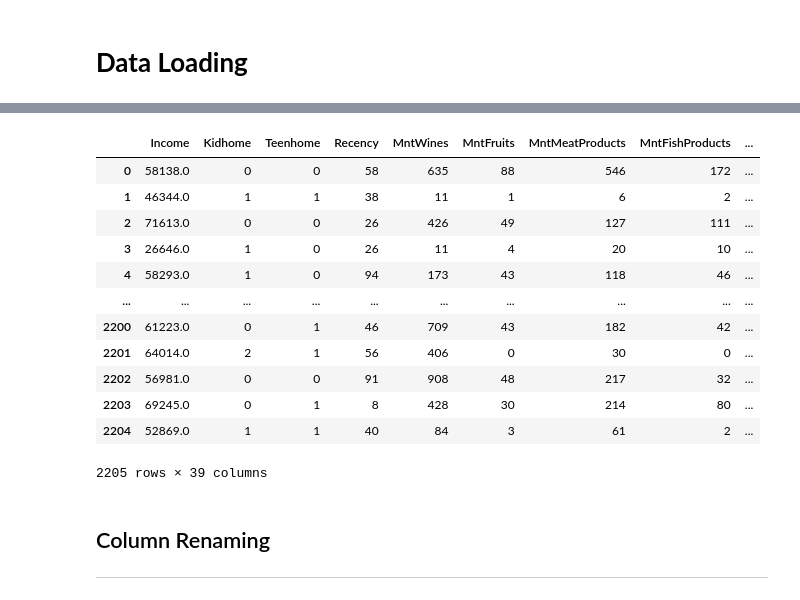
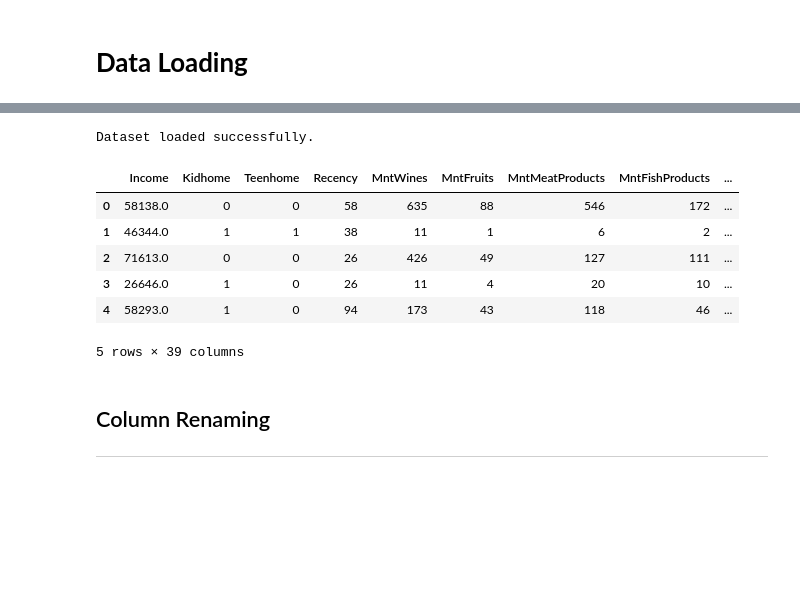
Before and after one commit to elizabethamchugh/Customer-Segmentation-Analysis, a Jupyter notebook: ElizabethMcHugh_FinalCode.ipynb, the cells around one changed output, grey strips where cells are left out. Cells and saved outputs as stored; diff of their text form; code cells hidden in the pictures; blank space fills up the shorter version.

```diff
--- a/ElizabethMcHugh_FinalCode.ipynb
+++ b/ElizabethMcHugh_FinalCode.ipynb
@@ -38,17 +4,0 @@ Drive already mounted at /gdrive; to attempt to forcibly remount, call drive.mou
-# %%
-ifood = pd.read_csv('/gdrive/My Drive/Colab Notebooks/ifood_df.csv', delimiter=',')
-ifood
-# %% [output]
-|  | Income | Kidhome | Teenhome | Recency | MntWines | MntFruits | MntMeatProducts | MntFishProducts | ... |
-| 0 | 58138.0 | 0 | 0 | 58 | 635 | 88 | 546 | 172 | ... |
-| 1 | 46344.0 | 1 | 1 | 38 | 11 | 1 | 6 | 2 | ... |
-| 2 | 71613.0 | 0 | 0 | 26 | 426 | 49 | 127 | 111 | ... |
-| 3 | 26646.0 | 1 | 0 | 26 | 11 | 4 | 20 | 10 | ... |
-| 4 | 58293.0 | 1 | 0 | 94 | 173 | 43 | 118 | 46 | ... |
-| ... | ... | ... | ... | ... | ... | ... | ... | ... | ... |
-| 2200 | 61223.0 | 0 | 1 | 46 | 709 | 43 | 182 | 42 | ... |
-| 2201 | 64014.0 | 2 | 1 | 56 | 406 | 0 | 30 | 0 | ... |
-| 2202 | 56981.0 | 0 | 0 | 91 | 908 | 48 | 217 | 32 | ... |
-| 2203 | 69245.0 | 0 | 1 | 8 | 428 | 30 | 214 | 80 | ... |
-| 2204 | 52869.0 | 1 | 1 | 40 | 84 | 3 | 61 | 2 | ... |
-2205 rows × 39 columns
@@ -54,0 +14,43 @@ ifood
+# %%
+# Color Palette
+# -------------------------
+palette = ['#1b4562', '#27638c', '#63a0c9', '#b6dcf6', '#d6e9f6']
+sns.set_palette(palette)
+
+# Load Dataset
+# -------------------------
+# Dataset source:
+# https://github.com/nailson/ifood-data-business-analyst-test
+
+file_path = "data/ifood_df.csv"
+
+if os.path.exists(file_path):
+    ifood = pd.read_csv(file_path)
+    print("Dataset loaded successfully.")
+    display(ifood.head())
+else:
+    print("Dataset file not found locally. Attempting to download...")
+    github_url = "https://raw.githubusercontent.com/nailson/ifood-data-business-analyst-test/master/ifood_df.csv"
+    try:
+        response = requests.get(github_url)
+        response.raise_for_status() # Raise an HTTPError for bad responses (4xx or 5xx)
+        with open(file_path, 'wb') as f:
+            f.write(response.content)
+        ifood = pd.read_csv(file_path)
+        print(f"Dataset downloaded from {github_url} and loaded successfully.")
+        display(ifood.head())
+    except requests.exceptions.RequestException as e:
+        print(f"Failed to download dataset: {e}")
+        print("Please ensure you have an active internet connection or manually download the file.")
+    except Exception as e:
+        print(f"An error occurred after downloading: {e}")
+        print("Please check the file content or manual download.")
+# %% [output]
+Dataset loaded successfully.
+|  | Income | Kidhome | Teenhome | Recency | MntWines | MntFruits | MntMeatProducts | MntFishProducts | ... |
+| 0 | 58138.0 | 0 | 0 | 58 | 635 | 88 | 546 | 172 | ... |
+| 1 | 46344.0 | 1 | 1 | 38 | 11 | 1 | 6 | 2 | ... |
+| 2 | 71613.0 | 0 | 0 | 26 | 426 | 49 | 127 | 111 | ... |
+| 3 | 26646.0 | 1 | 0 | 26 | 11 | 4 | 20 | 10 | ... |
+| 4 | 58293.0 | 1 | 0 | 94 | 173 | 43 | 118 | 46 | ... |
+5 rows × 39 columns
```
Also changed, not shown: parts of 10 cells of this notebook.
